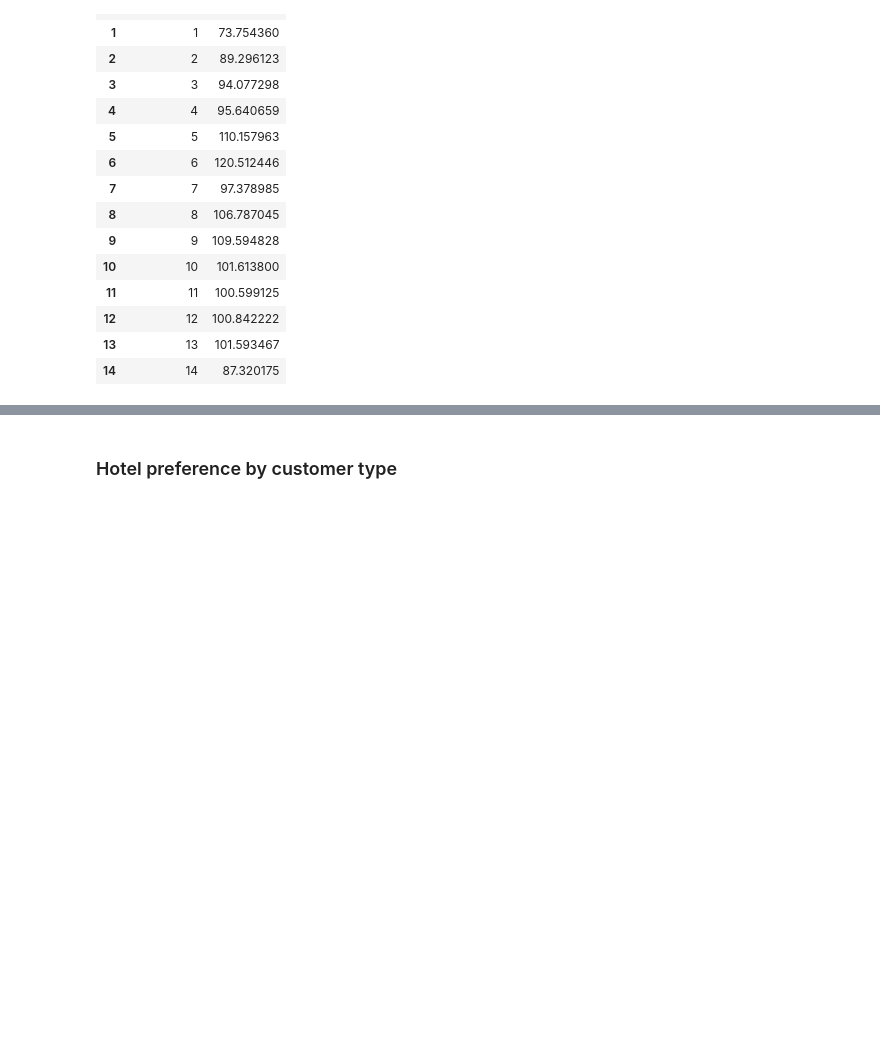
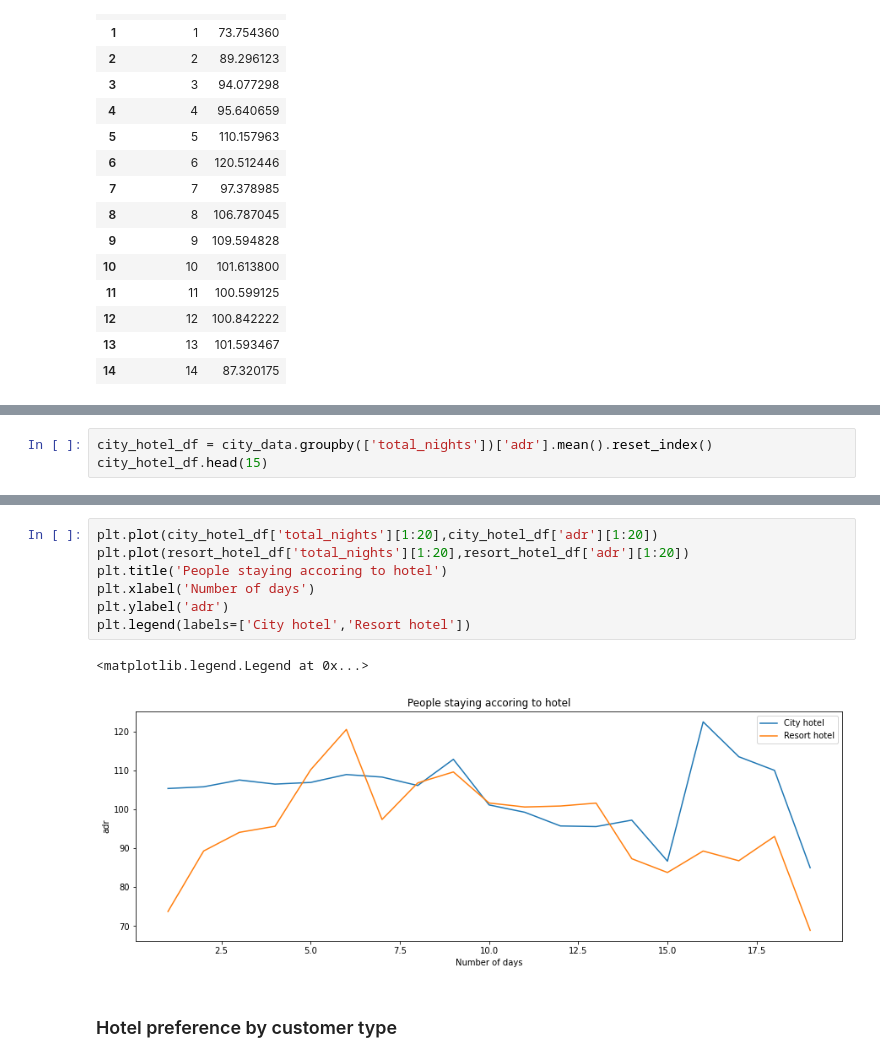
Before and after one commit to Jayjake1/hotel-booking-analysis, a Jupyter notebook: Hotel_booking_analysis_team_project.ipynb, the cells around one changed output, grey strips where cells are left out. Cells and saved outputs as stored; diff of their text form; blank space fills up the shorter version.

```diff
--- a/Hotel_booking_analysis_team_project.ipynb
+++ b/Hotel_booking_analysis_team_project.ipynb
@@ -657,0 +719,3 @@ plt.scatter(resort_hotel_df['total_nights'][1:20],resort_hotel_df['adr'][1:20])
+# %%
+city_hotel_df = city_data.groupby(['total_nights'])['adr'].mean().reset_index()
+city_hotel_df.head(15)
@@ -658,3 +739,13 @@ plt.scatter(resort_hotel_df['total_nights'][1:20],resort_hotel_df['adr'][1:20])
+# %%
+plt.plot(city_hotel_df['total_nights'][1:20],city_hotel_df['adr'][1:20])
+plt.plot(resort_hotel_df['total_nights'][1:20],resort_hotel_df['adr'][1:20])
+plt.title('People staying accoring to hotel')
+plt.xlabel('Number of days')
+plt.ylabel('adr')
+plt.legend(labels=['City hotel','Resort hotel'])
+# %% [output]
+<matplotlib.legend.Legend at 0x...>
+[figure, added]
 # %% [markdown]
 ### Hotel preference by customer type
 # %%
```
Also changed, not shown: parts of 14 cells of this notebook.
